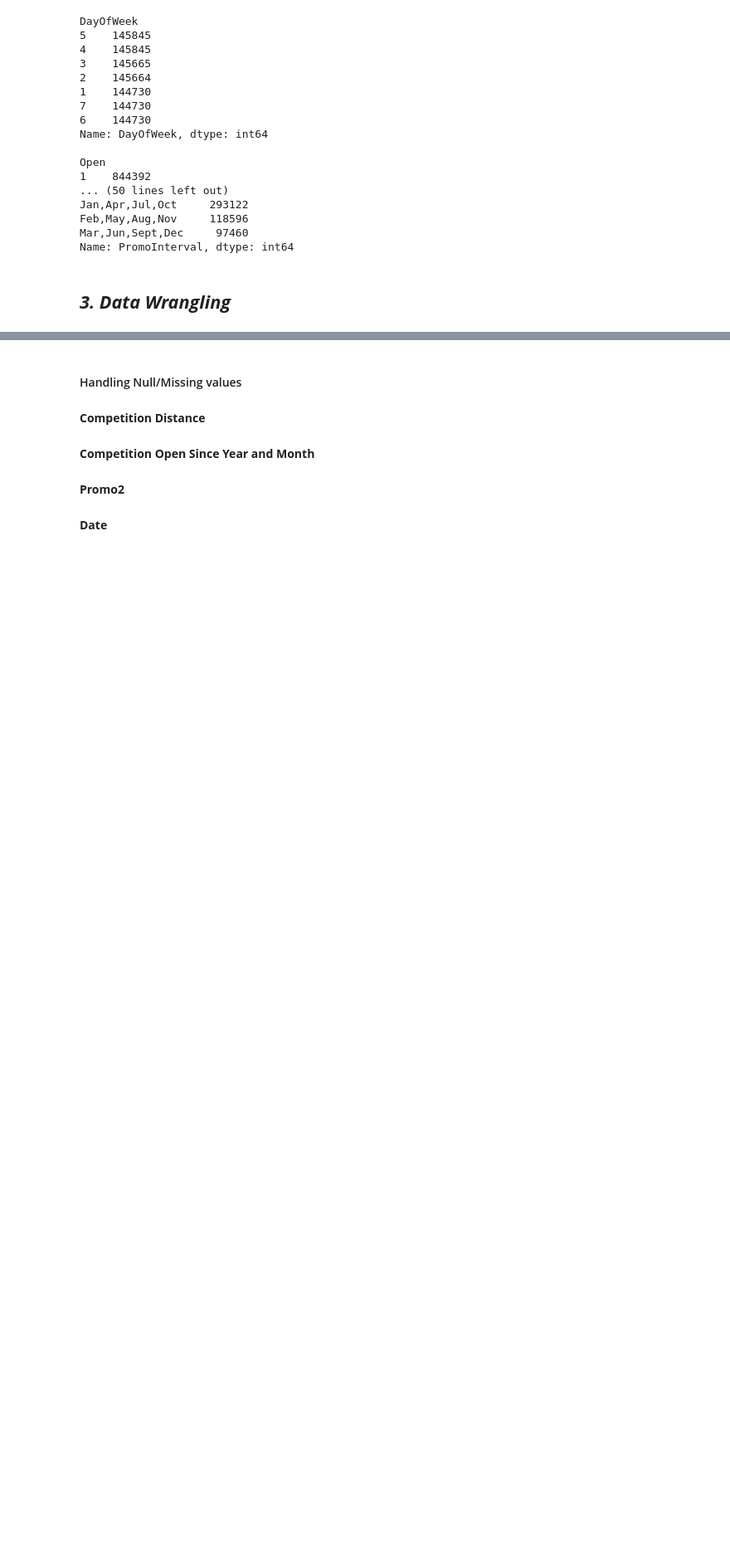
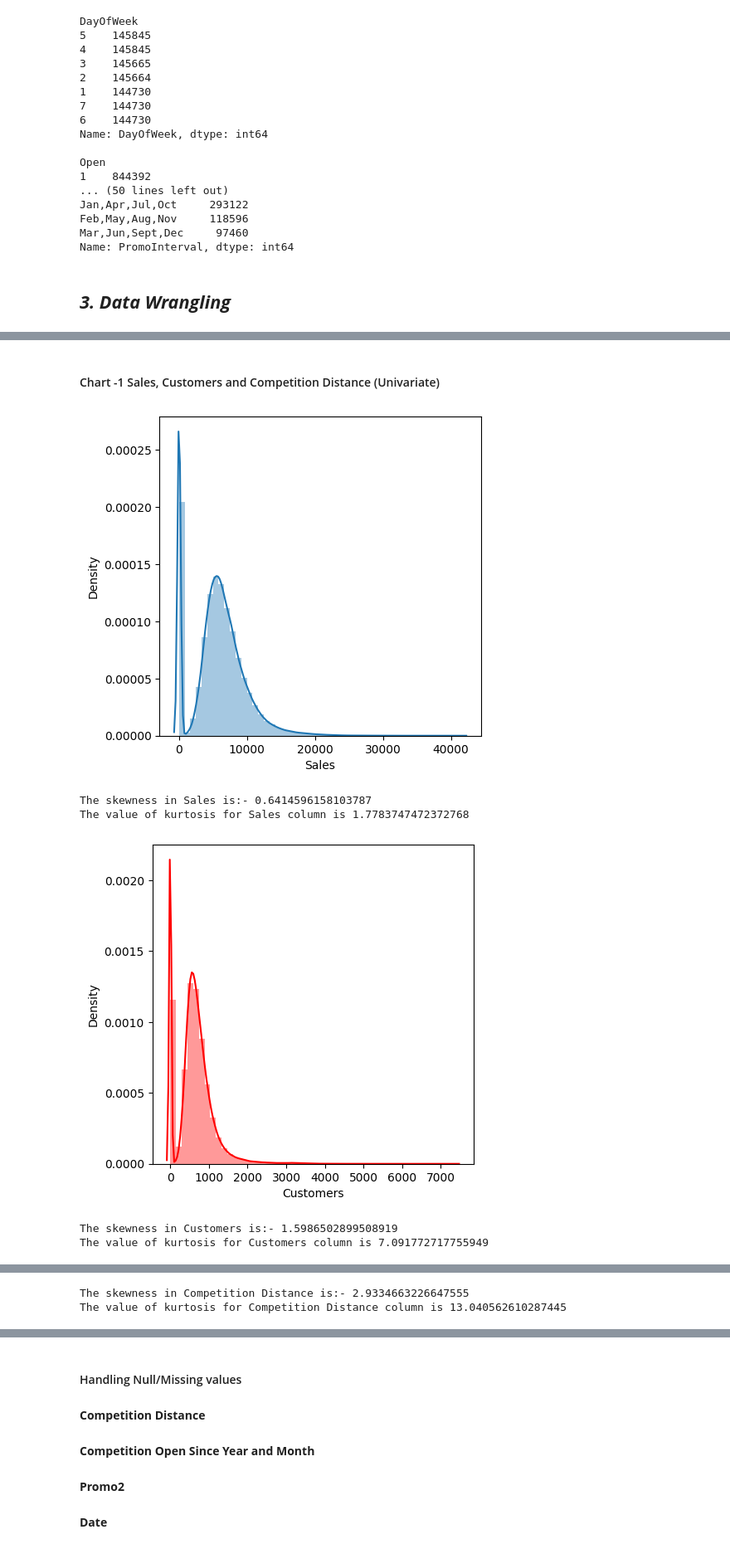
Before and after one commit to ideepakpal/Rossman-Sales-Prediction, a Jupyter notebook: Rossman-Regression.ipynb, the cells around one changed output, grey strips where cells are left out. Shown at 83% size. Saved outputs shown, nothing was run; the diff lists cells and outputs as text; code cells hidden in the pictures; blank space fills up the shorter version.

Commit message:
Data Visualization

```diff
--- a/Rossman-Regression.ipynb
+++ b/Rossman-Regression.ipynb
@@ -268,0 +271,47 @@ Name: PromoInterval, dtype: int64
+# %% [markdown]
+#### Chart -1 Sales, Customers and Competition Distance (Univariate)
+# %%
+# Chart - 1 visualization code
+
+#Making a distplot of Sales column
+
+plt.subplots(1,1,figsize=(5,5))
+sns.distplot(dataset['Sales'])
+plt.show()
+
+# From the figure we can see that there is right skewness in Sales Column.
+print(f"The skewness in Sales is:- { dataset['Sales'].skew() }")
+print(f"The value of kurtosis for Sales column is {dataset['Sales'].kurt()}")
+
+
+#Making a distplot of Customers column
+
+plt.subplots(1,1,figsize=(5,5))
+sns.distplot(dataset['Customers'],color='red')
+plt.show()
+
+
+# From the figure we can see that there is right skewness in Customers Column.
+
+print(f"The skewness in Customers is:- { dataset['Customers'].skew() }")
+print(f"The value of kurtosis for Customers column is {dataset['Customers'].kurt()}")
+
+
+#Making a distplot of CompetitionDistance column
+
+plt.subplots(1,1,figsize=(5,5))
+sns.distplot(dataset['CompetitionDistance'], color = 'green')
+plt.show()
+
+
+# From the figure we can see that there is right skewness in Competition Distance Column.
+
+print(f"The skewness in Competition Distance is:- { dataset['CompetitionDistance'].skew() }")
+print(f"The value of kurtosis for Competition Distance column is {dataset['CompetitionDistance'].kurt()}")
+# %% [output]
+[figure, added]
+The skewness in Sales is:- 0.6414596158103787
+The value of kurtosis for Sales column is 1.7783747472372768
+[figure, added]
+The skewness in Customers is:- 1.5986502899508919
+The value of kurtosis for Customers column is 7.091772717755949
@@ -268,0 +319,2 @@ Name: PromoInterval, dtype: int64
+The skewness in Competition Distance is:- 2.9334663226647555
+The value of kurtosis for Competition Distance column is 13.040562610287445
```
Also changed, not shown: parts of 98 cells of this notebook.
